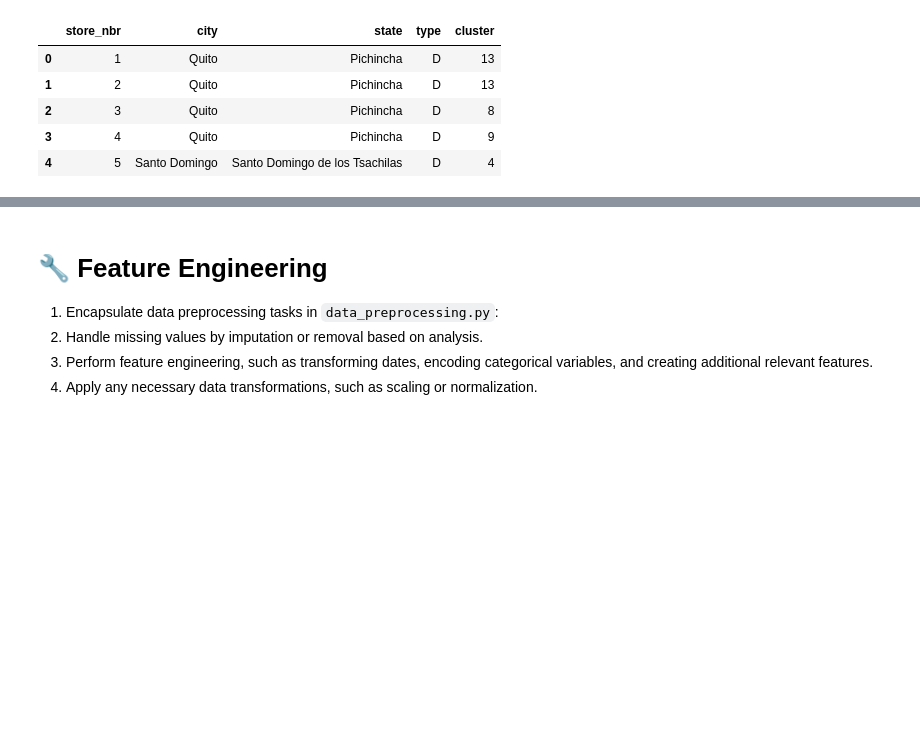
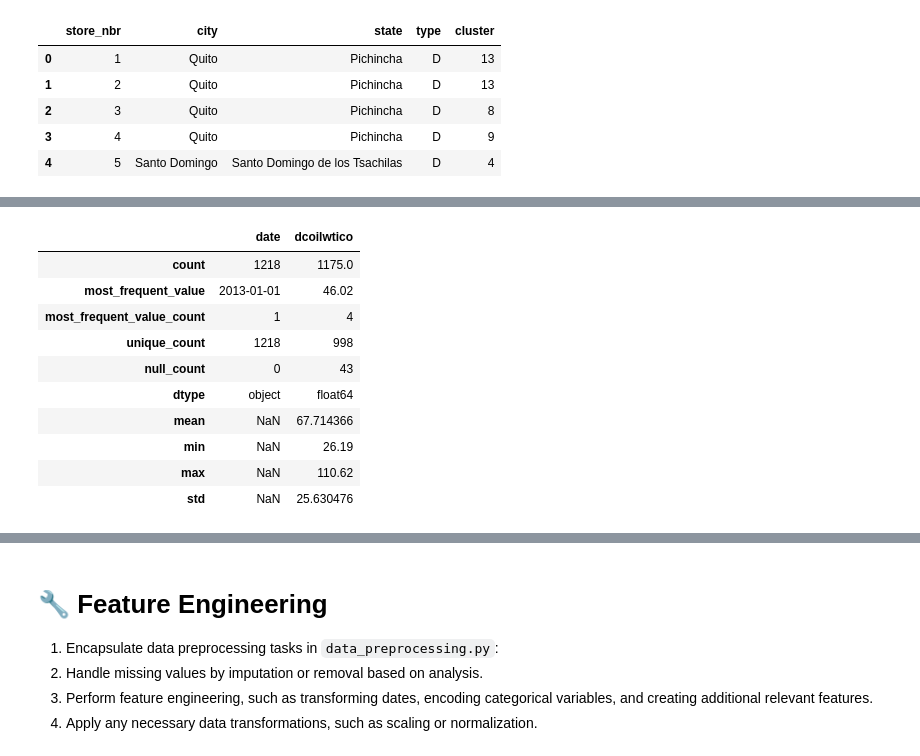
Before and after one commit to rbrox/IBM-dataSci, a Jupyter notebook: ProfitProMax/sales_forecasting.ipynb, the cells around one changed output, grey strips where cells are left out. Cells and saved outputs as stored; diff of their text form; code cells hidden in the pictures; blank space fills up the shorter version.

```diff
--- a/ProfitProMax/sales_forecasting.ipynb
+++ b/ProfitProMax/sales_forecasting.ipynb
@@ -155,0 +186,14 @@ dp.assess_data(stores_data)
+# %%
+dp.assess_data(oil_data)
+# %% [output]
+|  | date | dcoilwtico |
+| count | 1218 | 1175.0 |
+| most_frequent_value | 2013-01-01 | 46.02 |
+| most_frequent_value_count | 1 | 4 |
+| unique_count | 1218 | 998 |
+| null_count | 0 | 43 |
+| dtype | object | float64 |
+| mean | NaN | 67.714366 |
+| min | NaN | 26.19 |
+| max | NaN | 110.62 |
+| std | NaN | 25.630476 |
```
Also changed, not shown: parts of 4 cells of this notebook.
